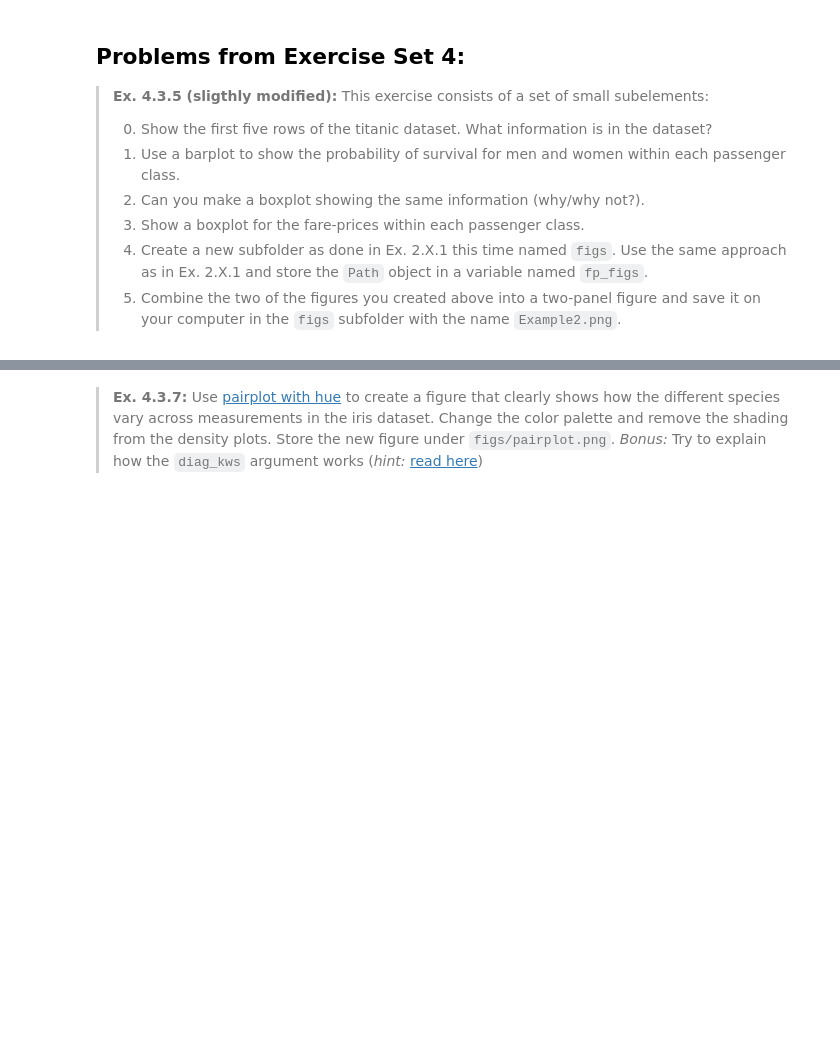
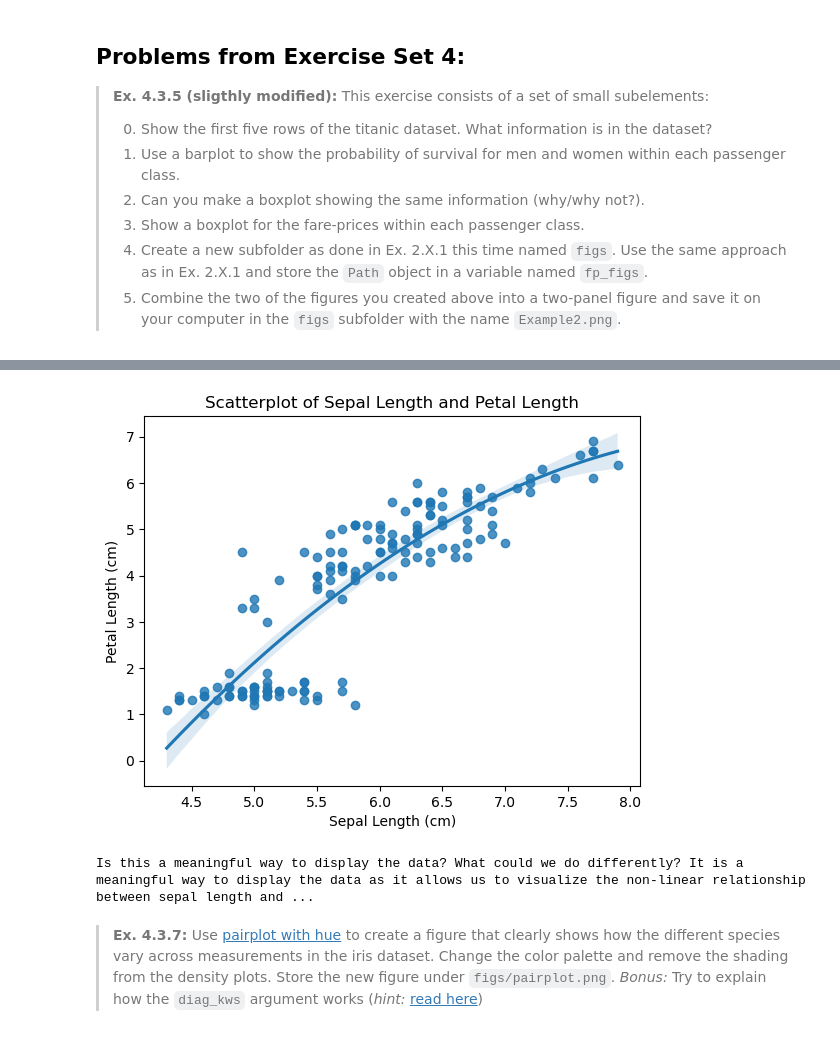
Before and after one commit to NicholasStampe/SocialDataScience, a Jupyter notebook: Jona.assignment_1.ipynb, the cells around one changed output, grey strips where cells are left out. Saved outputs shown, nothing was run; the diff lists cells and outputs as text; code cells hidden in the pictures; blank space fills up the shorter version.

```diff
--- a/Jona.assignment_1.ipynb
+++ b/Jona.assignment_1.ipynb
@@ -444,2 +560,43 @@ raise NotImplementedError()
+# %%
+# YOUR CODE HERE
+import matplotlib.pyplot as plt
+import numpy as np
+import pandas as pd
+import seaborn as sns
+
+# allow printing in the notebook
+%matplotlib inline
+
+# Ignore some annoying warnings
+import warnings
+warnings.filterwarnings('ignore')
+
+iris = sns.load_dataset('iris')
+
+# Creating a Path object for the 'figs' folder inside the current working directory
+fp_figs = Path.cwd() / "figs"
+
+# Using the Path object to create the 'figs' subfolder.
+# The argument `exist_ok=True` prevents an error if the directory already exists.
+Path.mkdir(fp_figs, exist_ok=True)
+
+# Create the scatterplot with the second-order polynomial fit
+sns.regplot(data=iris, x='sepal_length', y='petal_length', order=2)
+
+# Set plot title and axis labels
+plt.title('Scatterplot of Sepal Length and Petal Length')
+plt.xlabel('Sepal Length (cm)')
+plt.ylabel('Petal Length (cm)')
+
+# Save the figure as 'iris.png' in the 'figs' folder
+plt.savefig(fp_figs / 'iris.png')
+
+# Show the scatterplot
+plt.show()
+
+print('Is this a meaningful way to display the data? What could we do differently?', 'It is a meaningful way to display the data as it allows us to visualize the non-linear relationship between sepal length and petal length in the iris flower dataset. The curve provides insights into potential patterns or trends that might not be evident in a simple linear relationship. Differently, we could have done a boxplot or a violinplot which we have also been exploring throughout module 4.')
+# %% [output]
+[figure, added]
+Is this a meaningful way to display the data? What could we do differently? It is a meaningful way to display the data as it allows us to visualize the non-linear relationship between sepal length and ...
 # %% [markdown]
 > **Ex. 4.3.7:** Use [pairplot with hue](https://seaborn.pydata.org/generated/seaborn.pairplot.html) to create a figure that clearly shows how the different species vary across measurements in the iris dataset. Change the color palette and remove the shading from the density plots. Store the new figure under `figs/pairplot.png`. _Bonus:_ Try to explain how the `diag_kws` argument works (_hint:_ [read here](https://stackoverflow.com/questions/1769403/understanding-kwargs-in-python))
```
Also changed, not shown: parts of 6 cells of this notebook, 4 other files.
